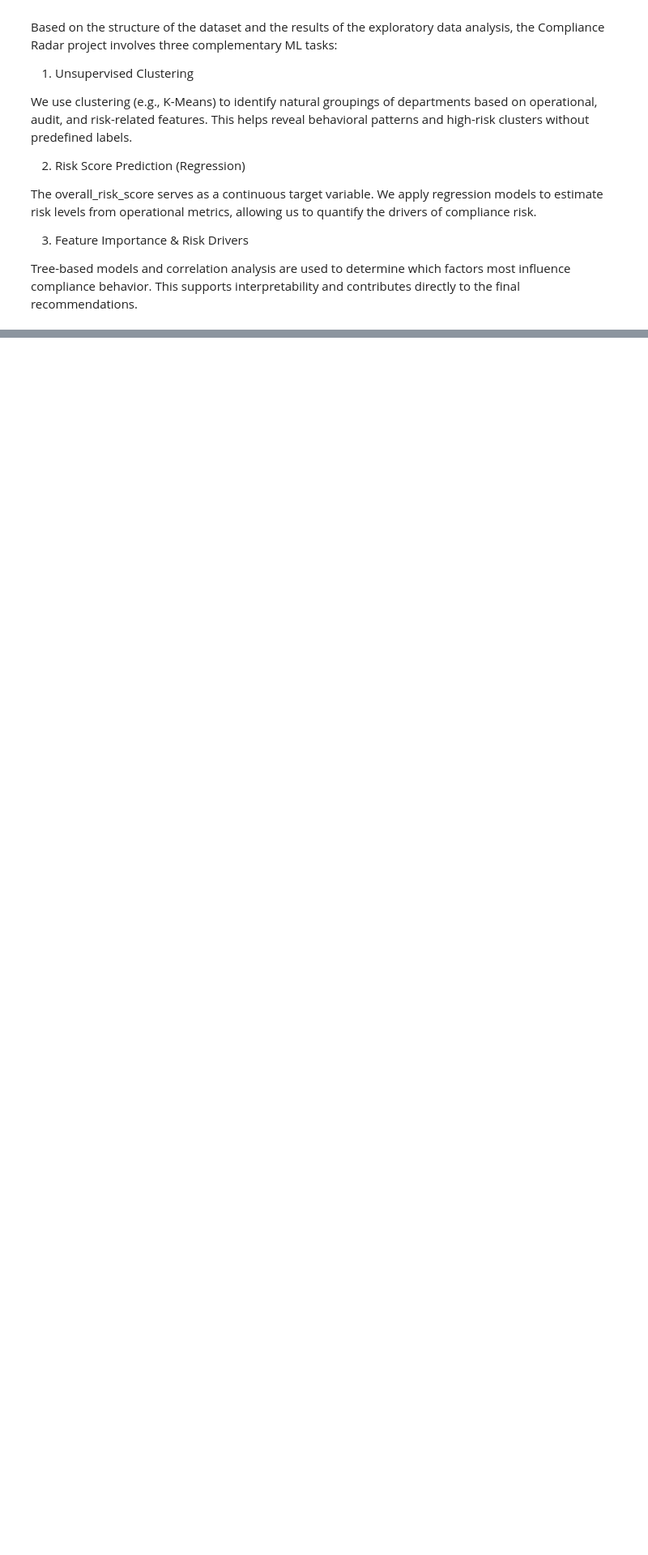
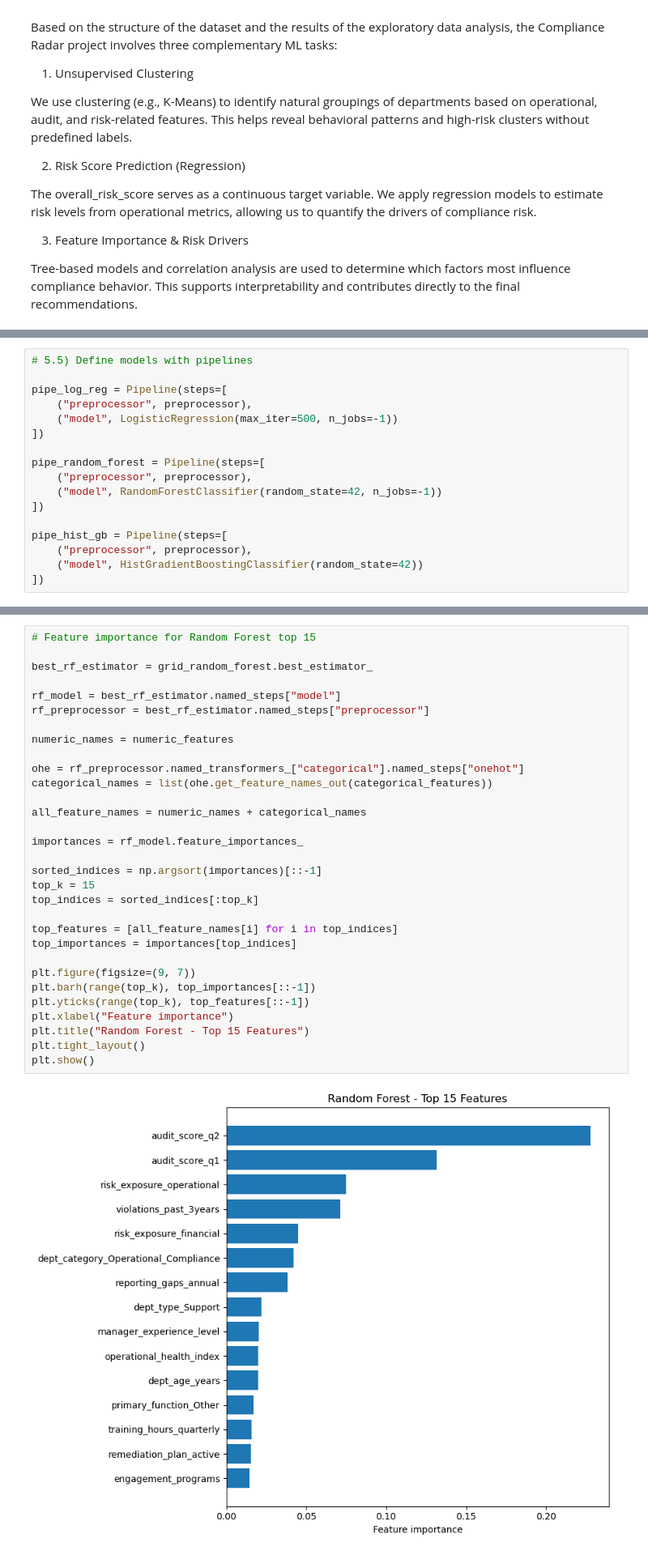
Before and after one commit to Dpadiaz/ML-Project-Compilence-Radar-321551, a Jupyter notebook: Compilance Radar.ipynb, the cells around one changed output, grey strips where cells are left out. Shown at 81% size. Drawn from its saved outputs; the diff is of its cells as text; blank space fills up the shorter version.

```diff
--- a/Compilance Radar.ipynb
+++ b/Compilance Radar.ipynb
@@ -438,0 +638,17 @@ This supports interpretability and contributes directly to the final recommendat
+# %%
+# 5.5) Define models with pipelines
+
+pipe_log_reg = Pipeline(steps=[
+    ("preprocessor", preprocessor),
+    ("model", LogisticRegression(max_iter=500, n_jobs=-1))
+])
+
+pipe_random_forest = Pipeline(steps=[
+    ("preprocessor", preprocessor),
+    ("model", RandomForestClassifier(random_state=42, n_jobs=-1))
+])
+
+pipe_hist_gb = Pipeline(steps=[
+    ("preprocessor", preprocessor),
+    ("model", HistGradientBoostingClassifier(random_state=42))
+])
@@ -438,0 +934,33 @@ This supports interpretability and contributes directly to the final recommendat
+# %%
+# Feature importance for Random Forest top 15
+
+best_rf_estimator = grid_random_forest.best_estimator_
+
+rf_model = best_rf_estimator.named_steps["model"]
+rf_preprocessor = best_rf_estimator.named_steps["preprocessor"]
+
+numeric_names = numeric_features
+
+ohe = rf_preprocessor.named_transformers_["categorical"].named_steps["onehot"]
+categorical_names = list(ohe.get_feature_names_out(categorical_features))
+
+all_feature_names = numeric_names + categorical_names
+
+importances = rf_model.feature_importances_
+
+sorted_indices = np.argsort(importances)[::-1]
+top_k = 15
+top_indices = sorted_indices[:top_k]
+
+top_features = [all_feature_names[i] for i in top_indices]
+top_importances = importances[top_indices]
+
+plt.figure(figsize=(9, 7))
+plt.barh(range(top_k), top_importances[::-1])
+plt.yticks(range(top_k), top_features[::-1])
+plt.xlabel("Feature importance")
+plt.title("Random Forest - Top 15 Features")
+plt.tight_layout()
+plt.show()
+# %% [output]
+[figure, added]
```
Also changed, not shown: parts of 28 cells of this notebook, 1 other file.
